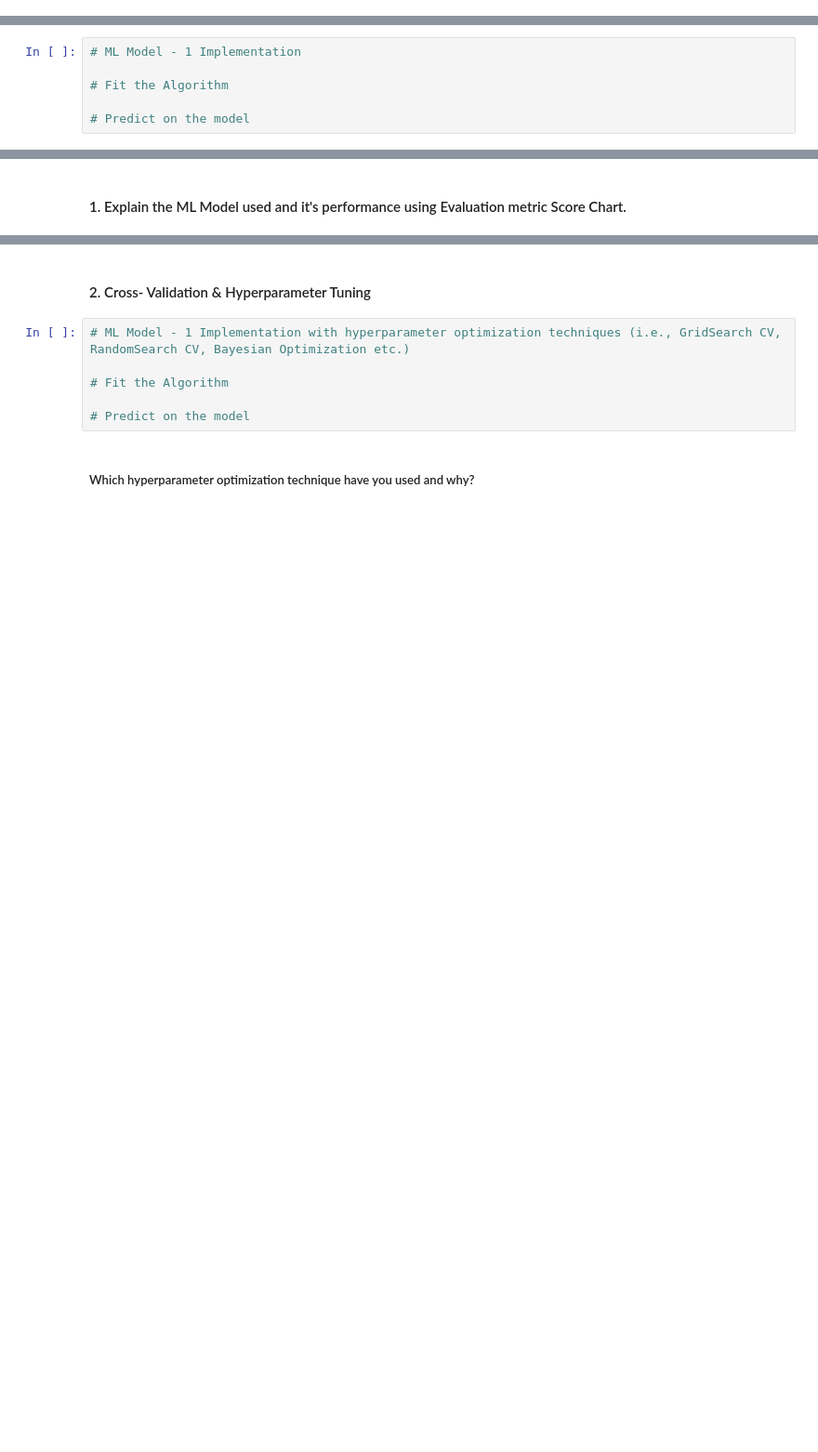
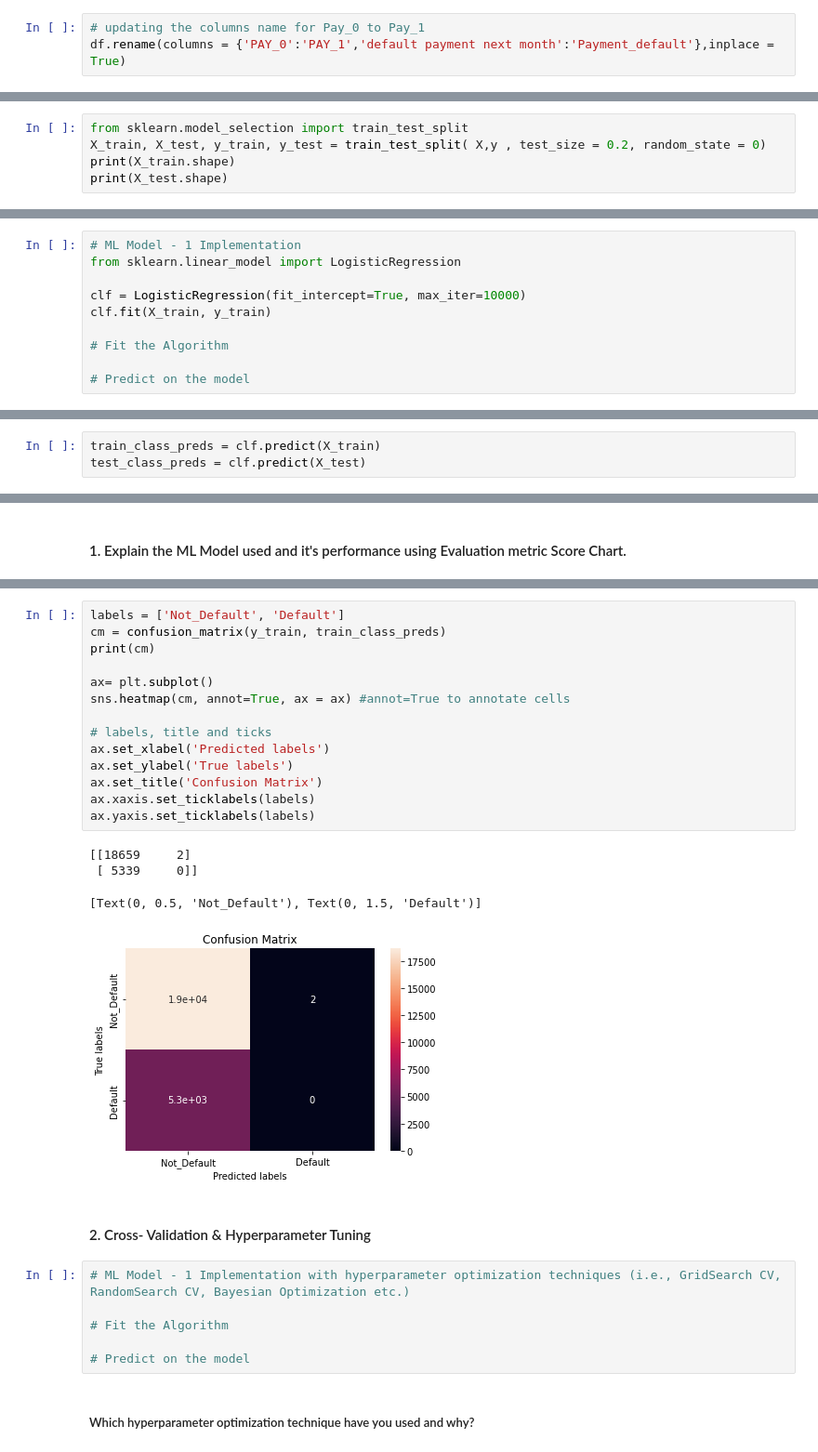
Before and after one commit to kumareshvj/Machine-learing-classification, a Jupyter notebook: Default_of_credit_card_clients.ipynb, the cells around one changed output, grey strips where cells are left out. Shown at 93% size. Saved outputs shown, nothing was run; the diff lists cells and outputs as text; blank space fills up the shorter version.

```diff
--- a/Default_of_credit_card_clients.ipynb
+++ b/Default_of_credit_card_clients.ipynb
@@ -260,3 +313,6 @@ Number of non unique values in default payment next month are 2
 ### Data Wrangling Code
 # %%
 # Write your code to make your dataset analysis ready.
+# %%
+# updating the columns name for Pay_0 to Pay_1
+df.rename(columns = {'PAY_0':'PAY_1','default payment next month':'Payment_default'},inplace = True)
@@ -698,0 +883,5 @@ Answer Here.
+# %%
+from sklearn.model_selection import train_test_split
+X_train, X_test, y_train, y_test = train_test_split( X,y , test_size = 0.2, random_state = 0)
+print(X_train.shape)
+print(X_test.shape)
@@ -718,6 +910,10 @@ Answer Here.
 ### ML Model - 1
 # %%
 # ML Model - 1 Implementation
+from sklearn.linear_model import LogisticRegression
+
+clf = LogisticRegression(fit_intercept=True, max_iter=10000)
+clf.fit(X_train, y_train)
 
 # Fit the Algorithm
 
@@ -724,0 +944,3 @@ Answer Here.
+# %%
+train_class_preds = clf.predict(X_train)
+test_class_preds = clf.predict(X_test)
@@ -729,3 +964,22 @@ Answer Here.
+# %%
+labels = ['Not_Default', 'Default']
+cm = confusion_matrix(y_train, train_class_preds)
+print(cm)
+
+ax= plt.subplot()
+sns.heatmap(cm, annot=True, ax = ax) #annot=True to annotate cells
+
+# labels, title and ticks
+ax.set_xlabel('Predicted labels')
+ax.set_ylabel('True labels')
+ax.set_title('Confusion Matrix')
+ax.xaxis.set_ticklabels(labels)
+ax.yaxis.set_ticklabels(labels)
+# %% [output]
+[[18659     2]
+ [ 5339     0]]
+[Text(0, 0.5, 'Not_Default'), Text(0, 1.5, 'Default')]
+[figure, added]
 # %% [markdown]
 #### 2. Cross- Validation & Hyperparameter Tuning
 # %%
```
Also changed, not shown: parts of 26 cells of this notebook.
